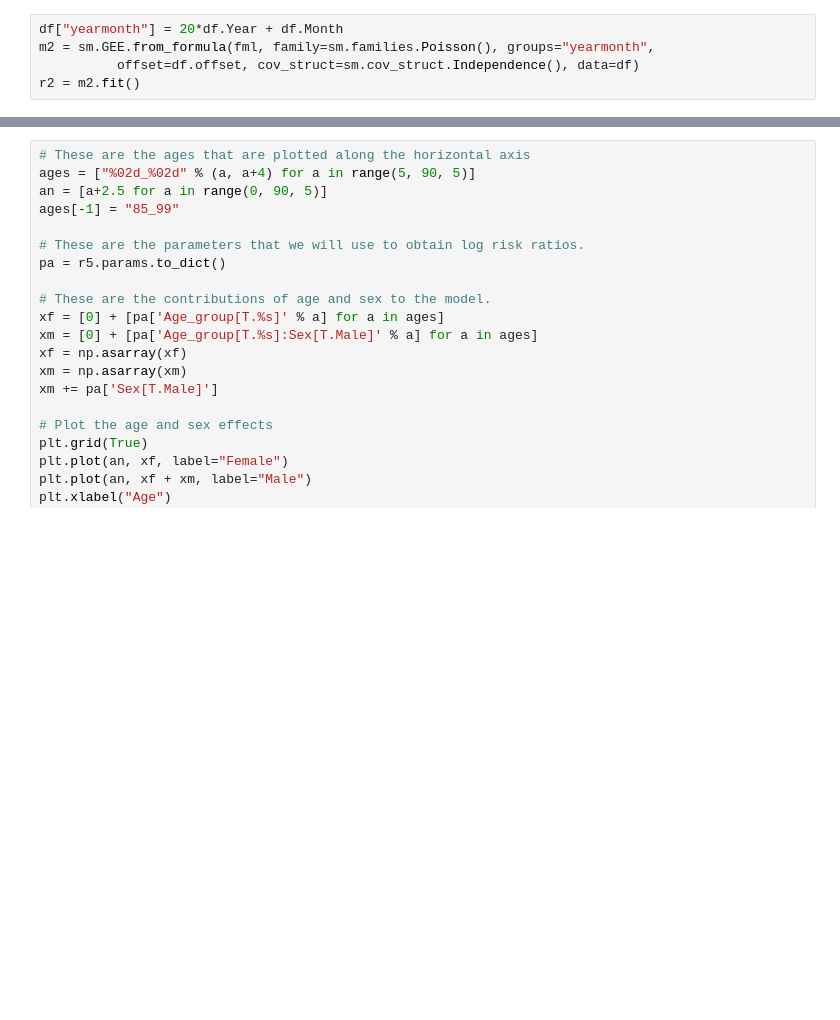
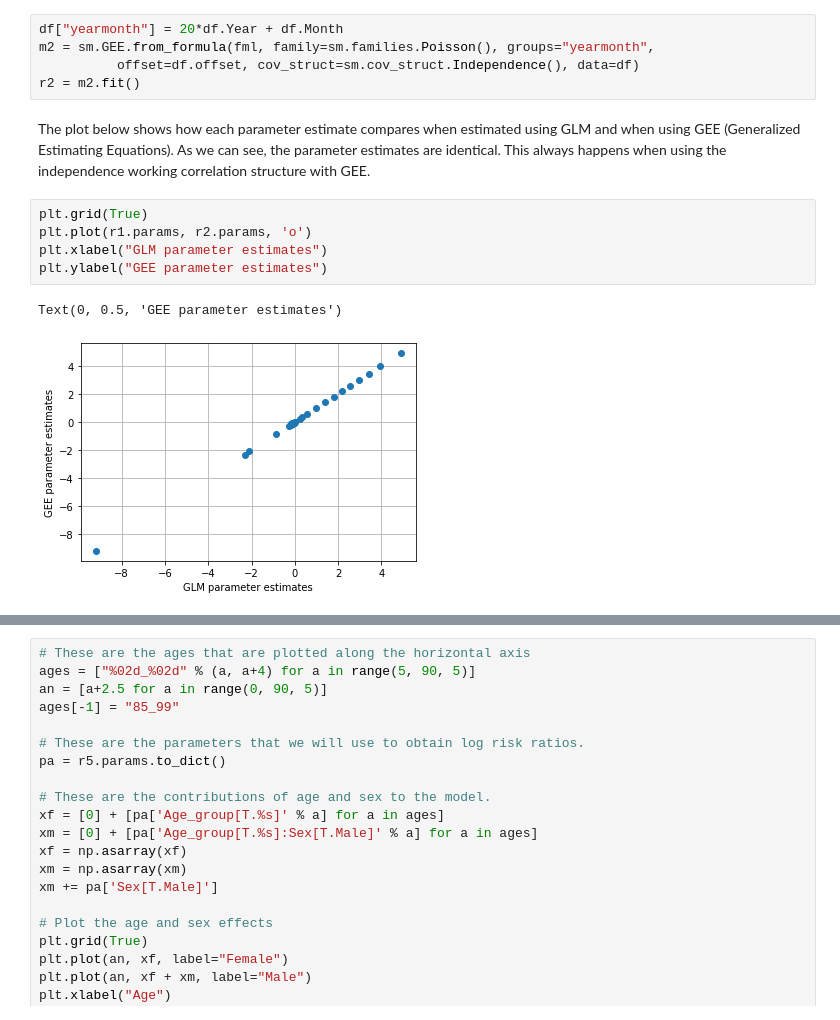
Before and after one commit to kshedden/workshops, a Jupyter notebook: mortality/notebooks/mort_glm.ipynb, the cells around one changed output, grey strips where cells are left out. Saved outputs shown, nothing was run; the diff lists cells and outputs as text; blank space fills up the shorter version.

```diff
--- a/mortality/notebooks/mort_glm.ipynb
+++ b/mortality/notebooks/mort_glm.ipynb
@@ -65,3 +101,17 @@ df["yearmonth"] = 20*df.Year + df.Month
 m2 = sm.GEE.from_formula(fml, family=sm.families.Poisson(), groups="yearmonth",
           offset=df.offset, cov_struct=sm.cov_struct.Independence(), data=df)
 r2 = m2.fit()
+# %% [markdown]
+The plot below shows how each parameter estimate compares when
+estimated using GLM and when using GEE (Generalized Estimating
+Equations).  As we can see, the parameter estimates are identical.
+This always happens when using the independence working correlation
+structure with GEE.
+# %%
+plt.grid(True)
+plt.plot(r1.params, r2.params, 'o')
+plt.xlabel("GLM parameter estimates")
+plt.ylabel("GEE parameter estimates")
+# %% [output]
+Text(0, 0.5, 'GEE parameter estimates')
+[figure, added]
```
Also changed, not shown: parts of 40 cells of this notebook, 2 other files.
